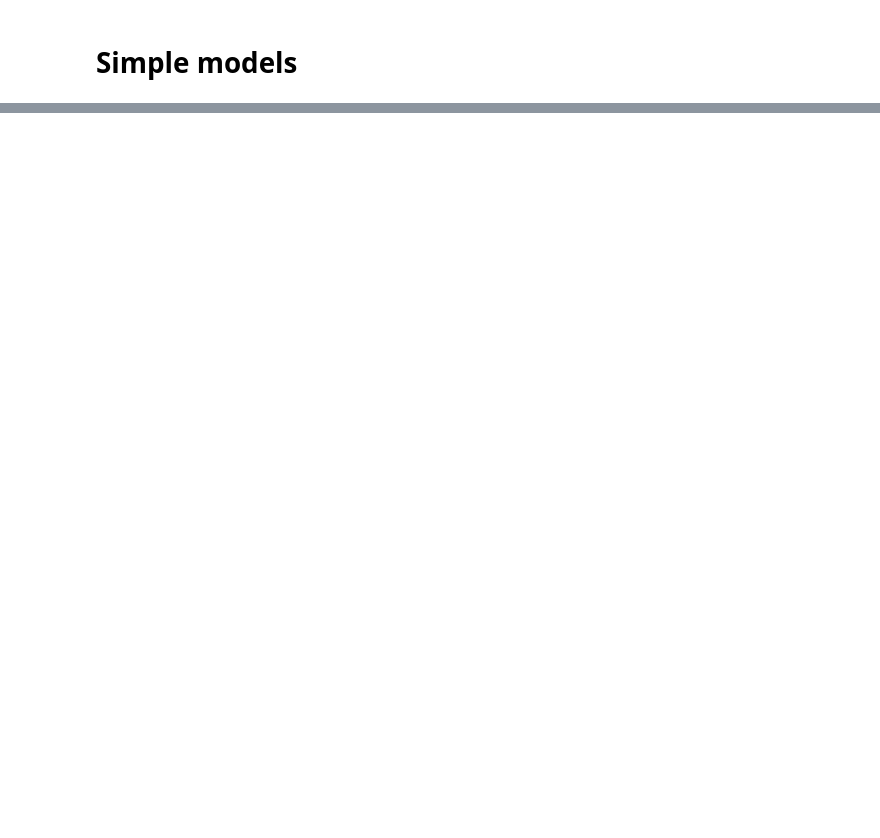
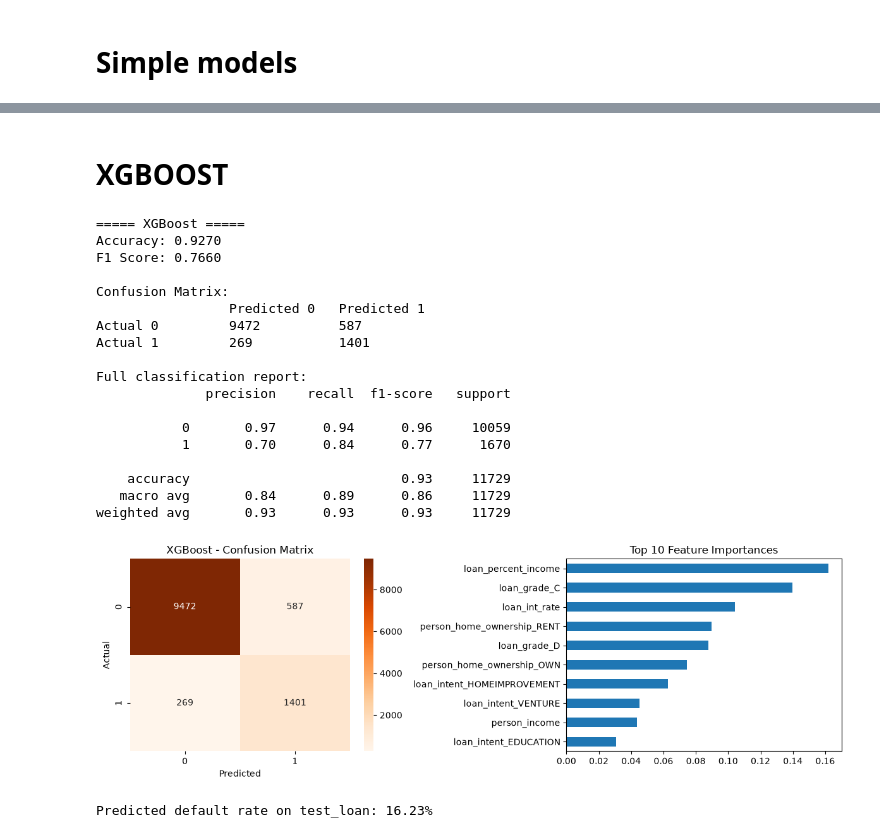
Before and after one commit to Christopher-jason/Credit-Risk-Analysis, a Jupyter notebook: Easy_model.ipynb, the cells around one changed output, grey strips where cells are left out. Cells and saved outputs as stored; diff of their text form; code cells hidden in the pictures; blank space fills up the shorter version.

Commit message:
clean models

```diff
--- a/Easy_model.ipynb
+++ b/Easy_model.ipynb
@@ -46,0 +224,64 @@ NameError: name 'X_train' is not defined
+# %% [markdown]
+# XGBOOST
+# %%
+def run_xgboost(X, y, X_test=None, show_chart=True):
+    X_train, X_val, y_train, y_val = train_test_split(
+        X, y, test_size=0.2, random_state=42, stratify=y
+    )
+
+    scale_pos_weight = (y_train == 0).sum() / (y_train == 1).sum()
+    model = XGBClassifier(
+        n_estimators=300, max_depth=5, learning_rate=0.1,
+        scale_pos_weight=scale_pos_weight, eval_metric='logloss', random_state=42
+    )
+    model.fit(X_train, y_train)
+
+    y_val_pred = model.predict(X_val)
+    print_results("XGBoost", y_val, y_val_pred)
+
+    if show_chart:
+        cm = confusion_matrix(y_val, y_val_pred)
+        fig, axes = plt.subplots(1, 2, figsize=(12, 4))
+
+        sns.heatmap(cm, annot=True, fmt='d', cmap='Oranges', ax=axes[0])
+        axes[0].set_title("XGBoost - Confusion Matrix")
+        axes[0].set_xlabel("Predicted")
+        axes[0].set_ylabel("Actual")
+
+        importances = pd.Series(model.feature_importances_, index=X.columns).sort_values(ascending=False).head(10)
+        importances.plot(kind='barh', ax=axes[1])
+        axes[1].set_title("Top 10 Feature Importances")
+        axes[1].invert_yaxis()
+
+        plt.tight_layout()
+        plt.show()
+
+    test_predictions = None
+    if X_test is not None:
+        test_predictions = model.predict(X_test)
+        print(f"\nPredicted default rate on test_loan: {test_predictions.mean() * 100:.2f}%")
+
+    return model, test_predictions
+# %%
+xgb_model, xgb_test_preds = run_xgboost(X, y, X_test=test_loan)
+# %% [output]
+===== XGBoost =====
+Accuracy: 0.9270
+F1 Score: 0.7660
+
+Confusion Matrix:
+                 Predicted 0   Predicted 1
+Actual 0         9472          587
+Actual 1         269           1401
+
+Full classification report:
+              precision    recall  f1-score   support
+
+           0       0.97      0.94      0.96     10059
+           1       0.70      0.84      0.77      1670
+
+    accuracy                           0.93     11729
+   macro avg       0.84      0.89      0.86     11729
+weighted avg       0.93      0.93      0.93     11729
+[figure, added]
+Predicted default rate on test_loan: 16.23%
```
Also changed, not shown: parts of 16 cells of this notebook.
